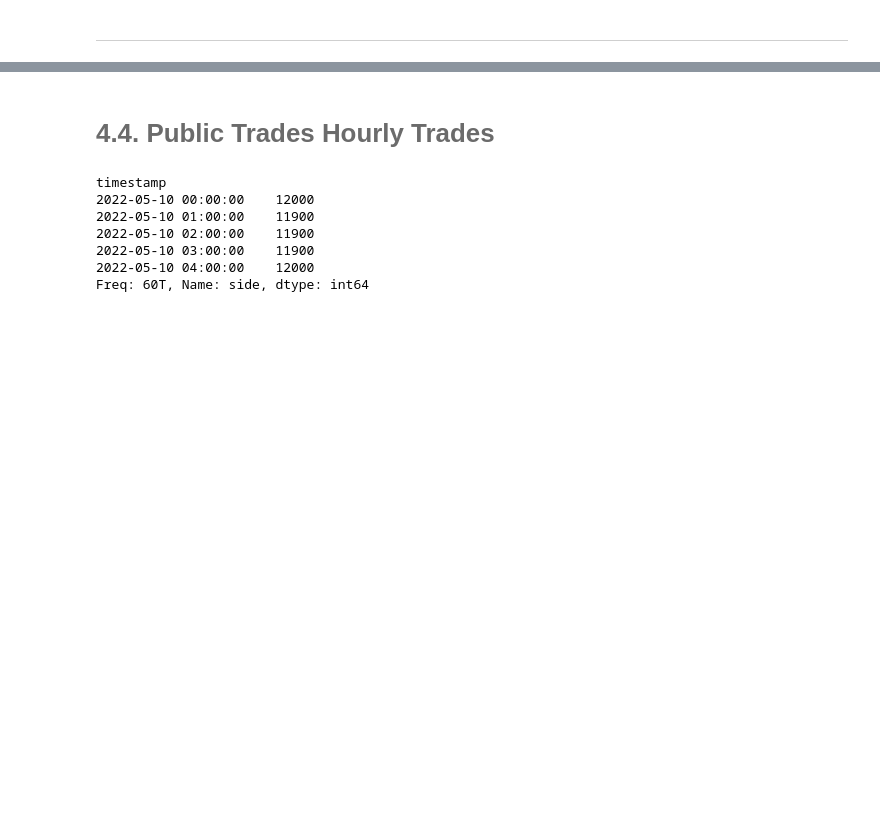
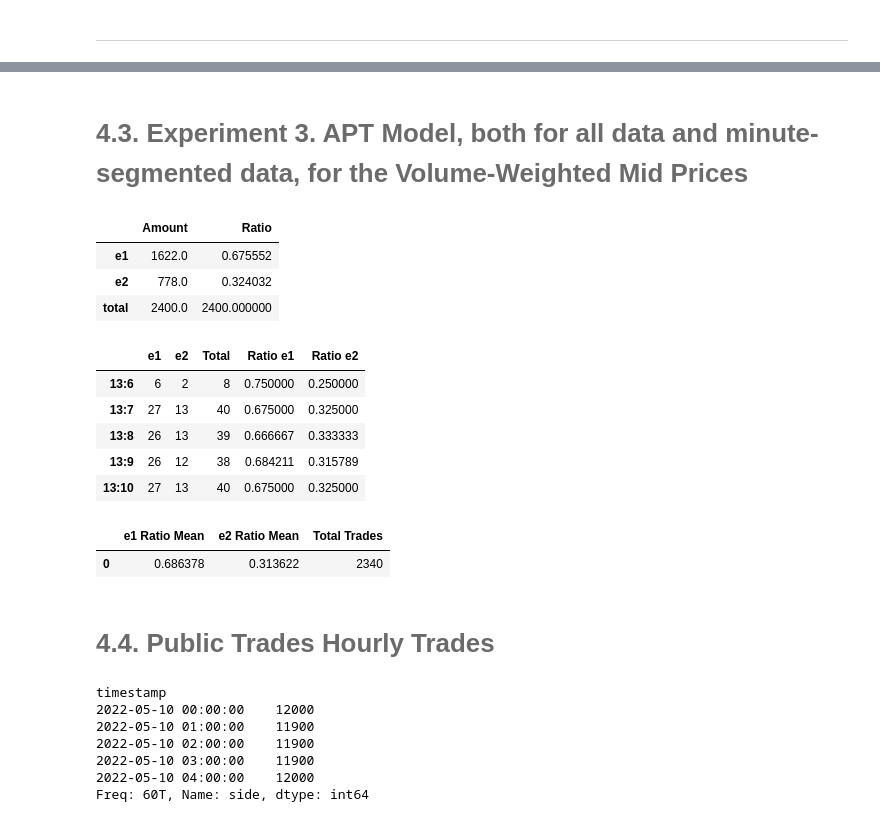
Before and after one commit to PintorOD1997/Lab2_Models, a Jupyter notebook: Main Notebook.ipynb, the cells around one changed output, grey strips where cells are left out. Saved outputs shown, nothing was run; the diff lists cells and outputs as text; code cells hidden in the pictures; blank space fills up the shorter version.

```diff
--- a/Main Notebook.ipynb
+++ b/Main Notebook.ipynb
@@ -137,3 +175,66 @@ plt.hist(OBmetrics["OrderBook Imbalance"],bins="auto",density = True);
+# %% [markdown]
+# <font color= #6B6B6B> 4.3. Experiment 3. APT Model, both for all data and minute-segmented data, for the Volume-Weighted Mid Prices</font>
+# %%
+x,_,_ = ft.OB_metrics(data_ob)
+Wmidprice = x["Weighted MidPrice (Ask)"]
+e1 = [Wmidprice[i] == Wmidprice[i+1] for i in range(len(Wmidprice)-1)]
+e2 = [Wmidprice[i] != Wmidprice[i+1] for i in range(len(Wmidprice)-1)] # puede ser definido por antonomasia
+Wmetricas = {"e1" : {"Amount" : sum(e1), "Ratio" : sum(e1)/len(Wmidprice)},
+            "e2" : {"Amount" : sum(e2), "Ratio" : sum(e2)/len(Wmidprice)},
+            "total" : len(Wmidprice)-1 }
+APT_df = pd.DataFrame(Wmetricas).T
+Wmidprice = pd.DataFrame(Wmidprice)
+Wdic = {}
+for index, row in Wmidprice.iterrows():
+    key = str(index.hour) + ":" + str(index.minute)
+    value = row["Weighted MidPrice (Ask)"]
+    try:
+        Wdic[key].append(value)
+    except KeyError:
+        Wdic[key] = [value]
+WAPT_exp2 = {}
+for i in list(Wdic):
+    e1 = sum([Wdic[i][i_t] == Wdic[i][i_t+1] for i_t in range(len(Wdic[i])-1)])
+    e2 = sum([Wdic[i][i_t] != Wdic[i][i_t+1] for i_t in range(len(Wdic[i])-1)])
+    WAPT_exp2[i] = (
+        {"e1" :{"Amount" :  e1, "Ratio" : e1/(len(Wdic[i])-1)},
+         "e2" :{"Amount" :  e2, "Ratio" : e2/(len(Wdic[i])-1)},
+         "total" : len(Wdic[i])-1
+         }
+        )
+WAPT_minute_df = pd.DataFrame(data = {
+    "e1": [WAPT_exp2[i]["e1"]["Amount"] for i in list(WAPT_exp2)],
+    "e2": [WAPT_exp2[i]["e2"]["Amount"] for i in list(WAPT_exp2)],
+    "Total": [WAPT_exp2[i]["total"] for i in list(WAPT_exp2)],
+    "Ratio e1": [WAPT_exp2[i]["e1"]["Ratio"] for i in list(WAPT_exp2)],
+    "Ratio e2": [WAPT_exp2[i]["e2"]["Ratio"] for i in list(WAPT_exp2)]
+}, index = list(dic))
+WAPT_min_results_df = pd.DataFrame(data = {
+    "e1 Ratio Mean" : np.array(WAPT_minute_df["Ratio e1"]).mean(),
+    "e2 Ratio Mean" : np.array(WAPT_minute_df["Ratio e2"]).mean(),
+    "Total Trades" : np.array(WAPT_minute_df["Total"]).sum()
+},index = range(1))
+# %%
+APT_df
+# %% [output]
+|  | Amount | Ratio |
+| e1 | 1622.0 | 0.675552 |
+| e2 | 778.0 | 0.324032 |
+| total | 2400.0 | 2400.000000 |
+# %%
+WAPT_minute_df.head()
+# %% [output]
+|  | e1 | e2 | Total | Ratio e1 | Ratio e2 |
+| 13:6 | 6 | 2 | 8 | 0.750000 | 0.250000 |
+| 13:7 | 27 | 13 | 40 | 0.675000 | 0.325000 |
+| 13:8 | 26 | 13 | 39 | 0.666667 | 0.333333 |
+| 13:9 | 26 | 12 | 38 | 0.684211 | 0.315789 |
+| 13:10 | 27 | 13 | 40 | 0.675000 | 0.325000 |
+# %%
+WAPT_min_results_df
+# %% [output]
+|  | e1 Ratio Mean | e2 Ratio Mean | Total Trades |
+| 0 | 0.686378 | 0.313622 | 2340 |
 # %% [markdown]
 # <font color= #6B6B6B> 4.4. Public Trades Hourly Trades  </font>
 # %%
```
Also changed, not shown: parts of 23 cells of this notebook, 2 other files.
